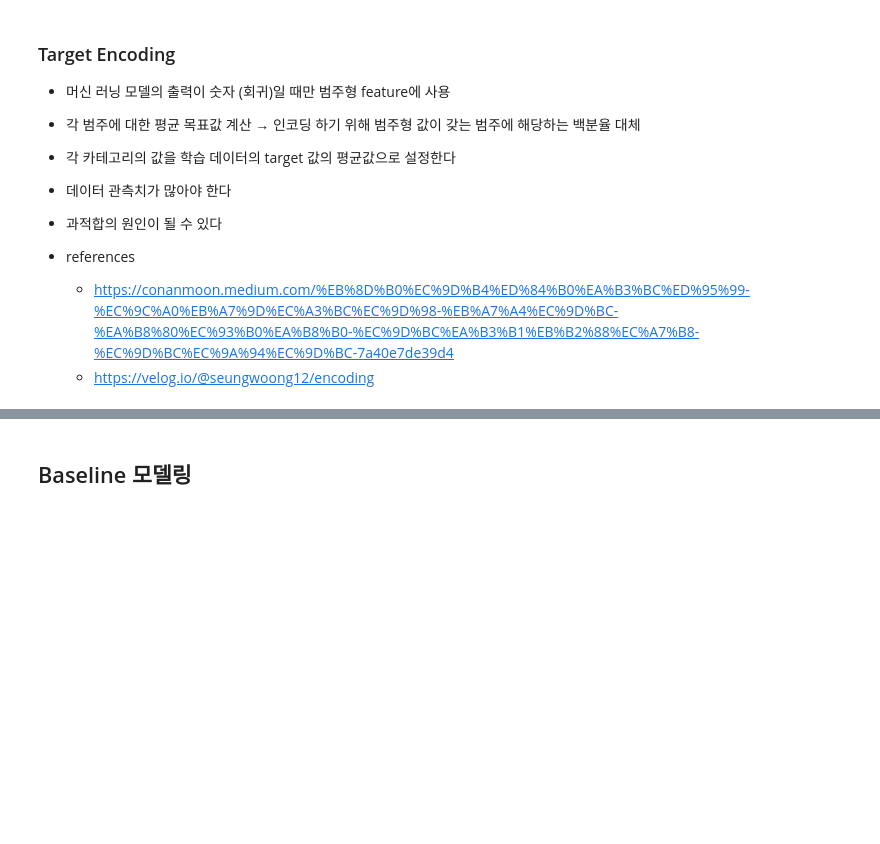
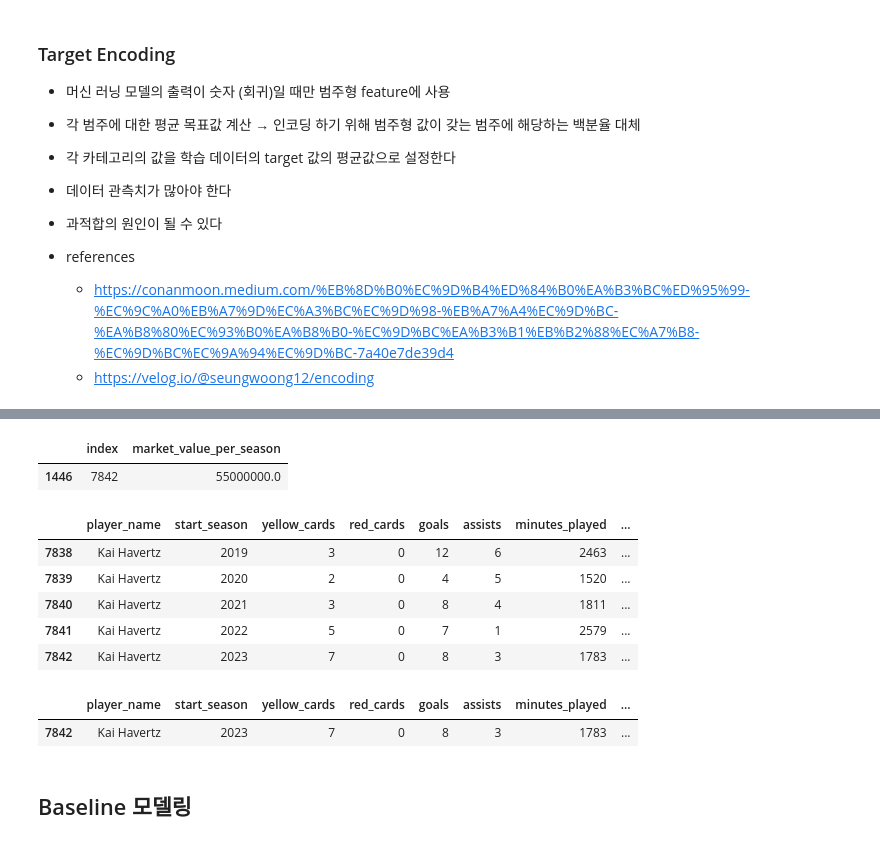
Before and after one commit to wjco/DAStudy-sat, a Jupyter notebook: Tek/football-data-from-transfermarkt/model-football-data-from-transfermarkt.ipynb, the cells around one changed output, grey strips where cells are left out. Drawn from its saved outputs; the diff is of its cells as text; code cells hidden in the pictures; blank space fills up the shorter version.

```diff
--- a/Tek/football-data-from-transfermarkt/model-football-data-from-transfermarkt.ipynb
+++ b/Tek/football-data-from-transfermarkt/model-football-data-from-transfermarkt.ipynb
@@ -153,2 +321,21 @@ test_encoded = te.transform(X_test)
+# %%
+y_test.reset_index()[y_test.reset_index()["index"]==7842]
+# %% [output]
+|  | index | market_value_per_season |
+| 1446 | 7842 | 55000000.0 |
+# %%
+df[df.player_name=="Kai Havertz"]
+# %% [output]
+|  | player_name | start_season | yellow_cards | red_cards | goals | assists | minutes_played | ... |
+| 7838 | Kai Havertz | 2019 | 3 | 0 | 12 | 6 | 2463 | ... |
+| 7839 | Kai Havertz | 2020 | 2 | 0 | 4 | 5 | 1520 | ... |
+| 7840 | Kai Havertz | 2021 | 3 | 0 | 8 | 4 | 1811 | ... |
+| 7841 | Kai Havertz | 2022 | 5 | 0 | 7 | 1 | 2579 | ... |
+| 7842 | Kai Havertz | 2023 | 7 | 0 | 8 | 3 | 1783 | ... |
+# %%
+test[features][test[features].player_name=="Kai Havertz"]
+# %% [output]
+|  | player_name | start_season | yellow_cards | red_cards | goals | assists | minutes_played | ... |
+| 7842 | Kai Havertz | 2023 | 7 | 0 | 8 | 3 | 1783 | ... |
 # %% [markdown]
 ## Baseline 모델링
```
Also changed, not shown: parts of 16 cells of this notebook, 3 other files.
